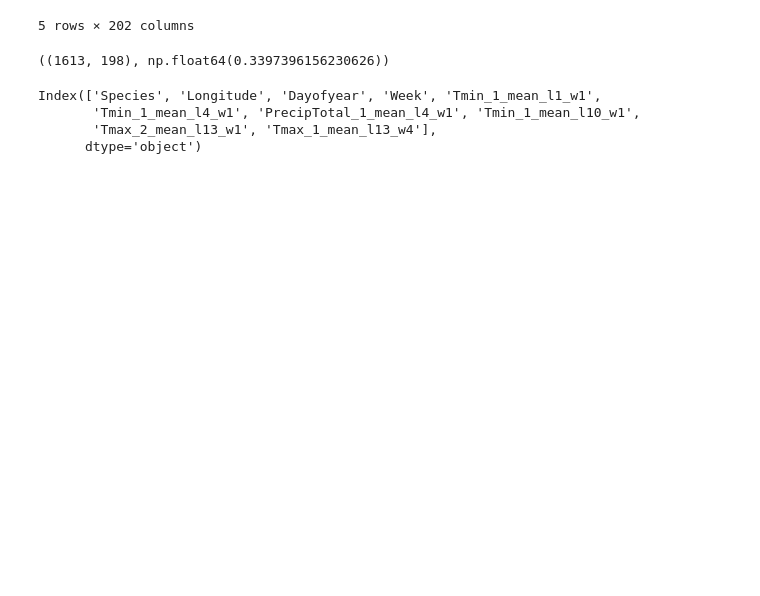
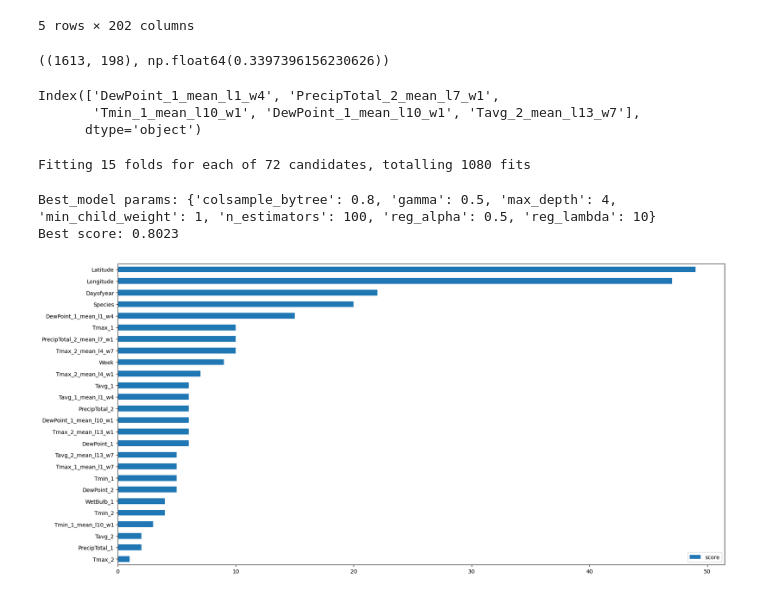
Before and after one commit to AgaZgo/west_nile_virus_prediction, a Jupyter notebook: notebooks/3. Feature engineering.ipynb, the cells around one changed output. Cells and saved outputs as stored; diff of their text form; code cells hidden in the pictures; blank space fills up the shorter version.

Commit message:
wip feature selection

```diff
--- a/notebooks/3. Feature engineering.ipynb
+++ b/notebooks/3. Feature engineering.ipynb
@@ -91,7 +93,52 @@ sfs_forward = SequentialFeatureSelector(
+# %%
+# data_train_undersampled.columns[sfs_forward.get_support()]
+data_train_selected = data_train_undersampled.drop(df_agg.columns[~sfs_forward.get_support()], axis=1)
 # %%
-data_train_undersampled.columns[sfs_forward.get_support()]
+df_agg.columns[sfs_forward.get_support()]
 # %% [output]
-Index(['Species', 'Longitude', 'Dayofyear', 'Week', 'Tmin_1_mean_l1_w1',
-       'Tmin_1_mean_l4_w1', 'PrecipTotal_1_mean_l4_w1', 'Tmin_1_mean_l10_w1',
-       'Tmax_2_mean_l13_w1', 'Tmax_1_mean_l13_w4'],
+Index(['DewPoint_1_mean_l1_w4', 'PrecipTotal_2_mean_l7_w1',
+       'Tmin_1_mean_l10_w1', 'DewPoint_1_mean_l10_w1', 'Tavg_2_mean_l13_w7'],
       dtype='object')
+# %%
+from sklearn.model_selection import RepeatedStratifiedKFold, GridSearchCV
+
+param_grid = {
+    'n_estimators': [100],
+    'max_depth': [4, 5, 6],
+    'reg_alpha': [0.1, 0.5, 1],
+    'reg_lambda': [1, 10],
+    'gamma': [0, 0.5],
+    'colsample_bytree': [0.8],
+    'min_child_weight': [1, 3]
+}
+
+xgb = XGBClassifier()
+cv = RepeatedStratifiedKFold(n_splits=5, n_repeats=3)
+model = GridSearchCV(
+    param_grid=param_grid,
+    estimator=xgb,
+    scoring='roc_auc',
+    cv=cv,
+    n_jobs=-1,
+    verbose=1
+)
+
+model.fit(data_train_selected, labels)
+best_model = model.best_estimator_
+# %% [output]
+Fitting 15 folds for each of 72 candidates, totalling 1080 fits
+# %%
+print(f'Best_model params: {model.best_params_}')
+print(f'Best score: {round(model.best_score_, 4)}')
+# %% [output]
+Best_model params: {'colsample_bytree': 0.8, 'gamma': 0.5, 'max_depth': 4, 'min_child_weight': 1, 'n_estimators': 100, 'reg_alpha': 0.5, 'reg_lambda': 10}
+Best score: 0.8023
+# %%
+feature_important = best_model.get_booster().get_score(importance_type='weight')
+keys = list(feature_important.keys())
+values = list(feature_important.values())
+
+data = pd.DataFrame(data=values, index=keys, columns=["score"]).sort_values("score")
+data.plot(kind='barh', figsize = (20,10));
+# %% [output]
+[figure, added]
```
Also changed, not shown: parts of 1 cell of this notebook.
